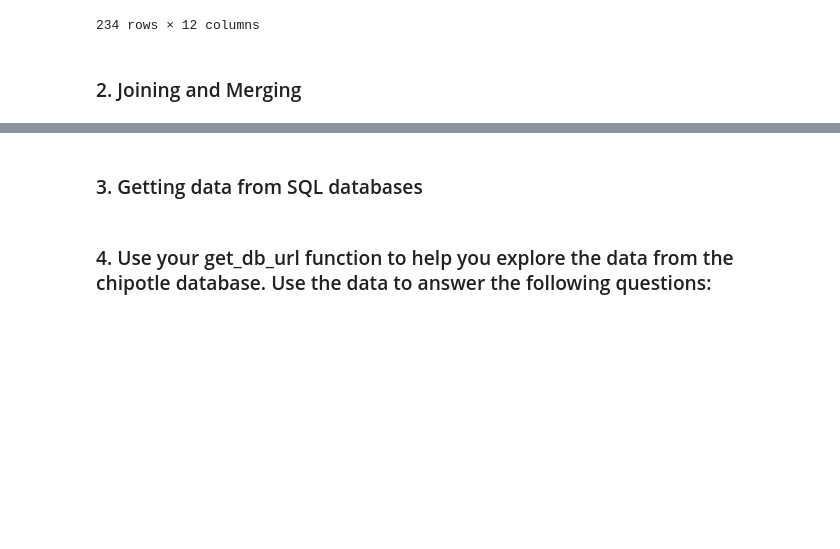
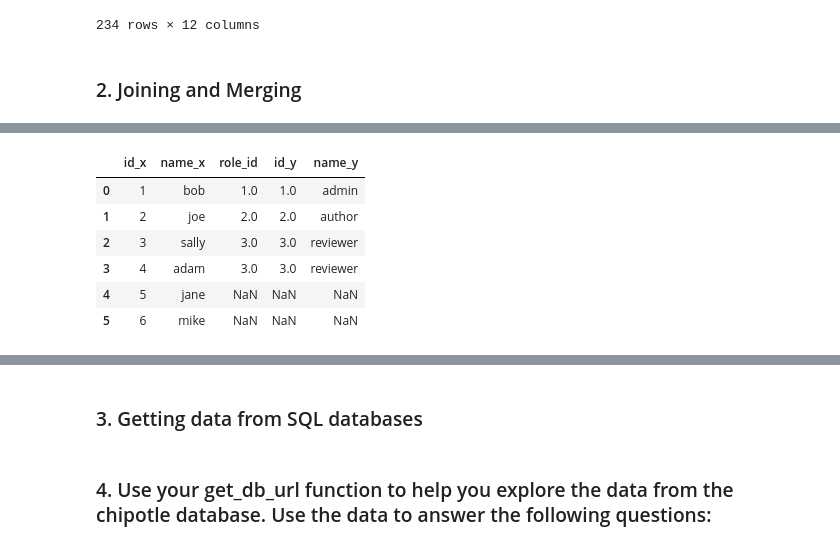
Before and after one commit to CSolitaire/numpy-pandas-visualization-exercises, a Jupyter notebook: advanced_dataframes.ipynb, the cells around one changed output, grey strips where cells are left out. Drawn from its saved outputs; the diff is of its cells as text; code cells hidden in the pictures; blank space fills up the shorter version.

```diff
--- a/advanced_dataframes.ipynb
+++ b/advanced_dataframes.ipynb
@@ -185,0 +209,20 @@ mpg_df.sort_values(by=['avg_mpg', 'trans'], ascending = False)
+# %%
+# Copy the users and roles dataframes from the examples above. What do you think a right join would look like?
+
+"""
+pd.merge(left, right, how="type_of_join", left_on="key from the left", right_on="key from the right df")
+Left = NAME of 1st Dataframe
+Right = NAME of 2nd Dataframe
+LEFT JOIN means keep all the USERS even if they don't have a role...
+"""
+
+users_with_roles = pd.merge(users, roles, left_on='role_id', right_on='id', how='left')
+users_with_roles
+# %% [output]
+|  | id_x | name_x | role_id | id_y | name_y |
+| 0 | 1 | bob | 1.0 | 1.0 | admin |
+| 1 | 2 | joe | 2.0 | 2.0 | author |
+| 2 | 3 | sally | 3.0 | 3.0 | reviewer |
+| 3 | 4 | adam | 3.0 | 3.0 | reviewer |
+| 4 | 5 | jane | NaN | NaN | NaN |
+| 5 | 6 | mike | NaN | NaN | NaN |
```
Also changed, not shown: parts of 8 cells of this notebook.
